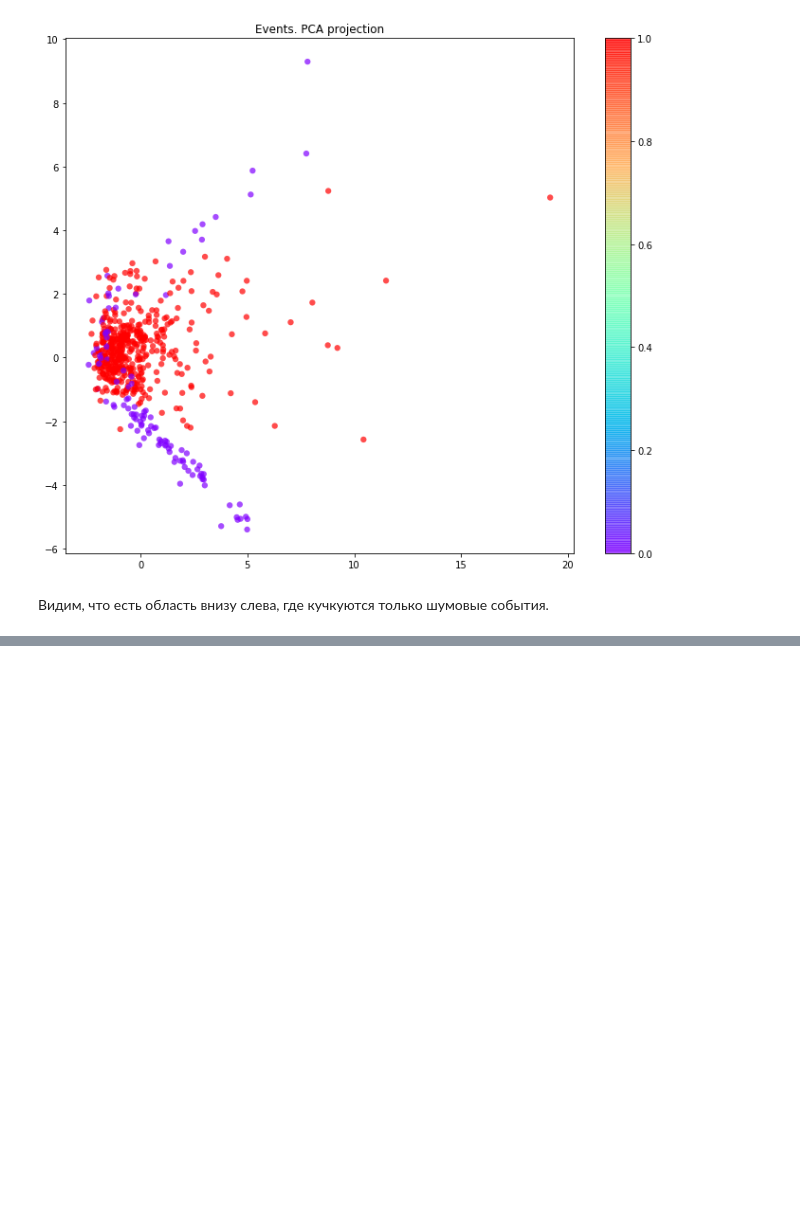
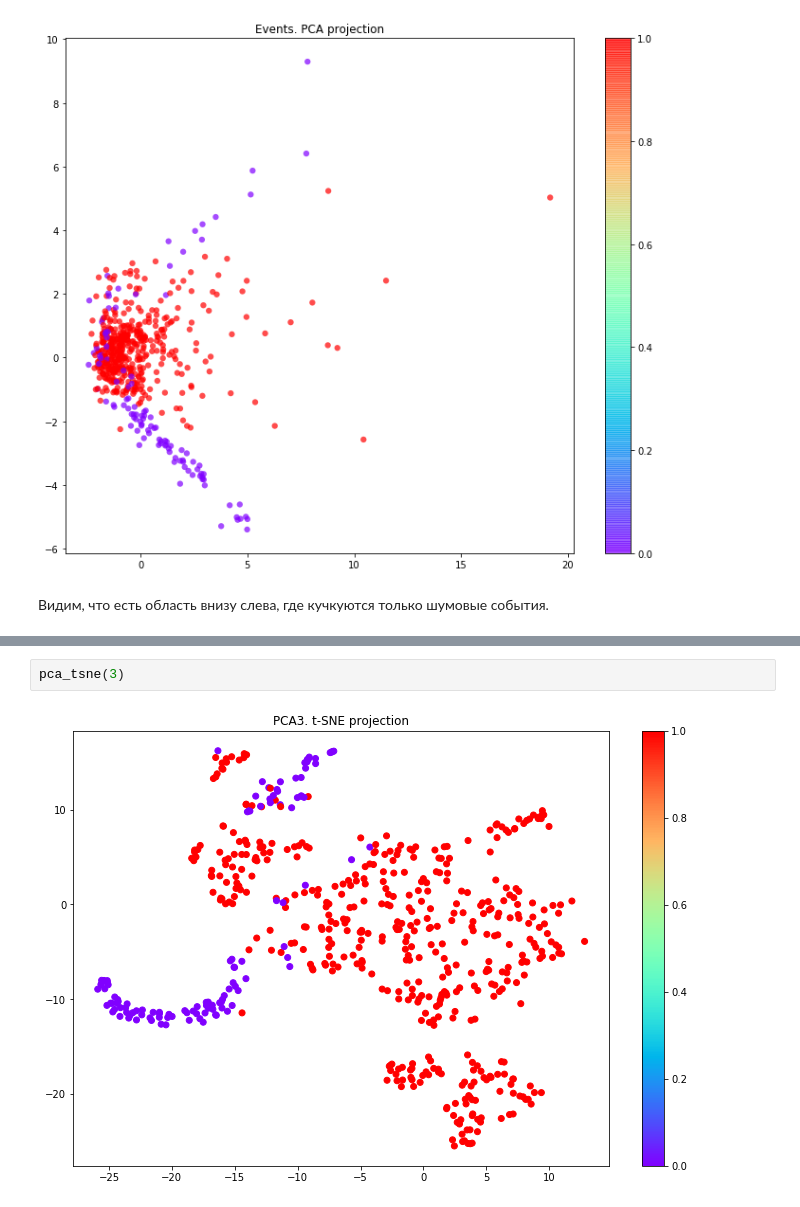
Before and after one commit to bonvech/Sphere, a Jupyter notebook: SelectEAS/Select/03PCA.ipynb, the cells around one changed output, grey strips where cells are left out. Saved outputs shown, nothing was run; the diff lists cells and outputs as text; blank space fills up the shorter version.

```diff
--- a/SelectEAS/Select/03PCA.ipynb
+++ b/SelectEAS/Select/03PCA.ipynb
@@ -117,0 +162,4 @@ Projecting 17-dimensional data to 2D
+# %%
+pca_tsne(3)
+# %% [output]
+[figure, added]
```
Also changed, not shown: parts of 16 cells of this notebook.
